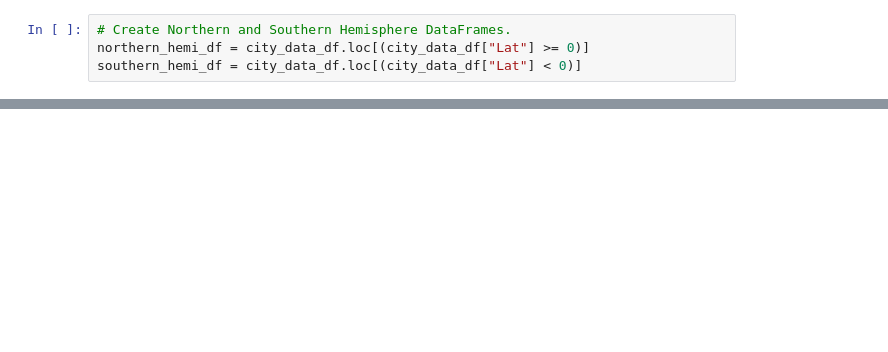
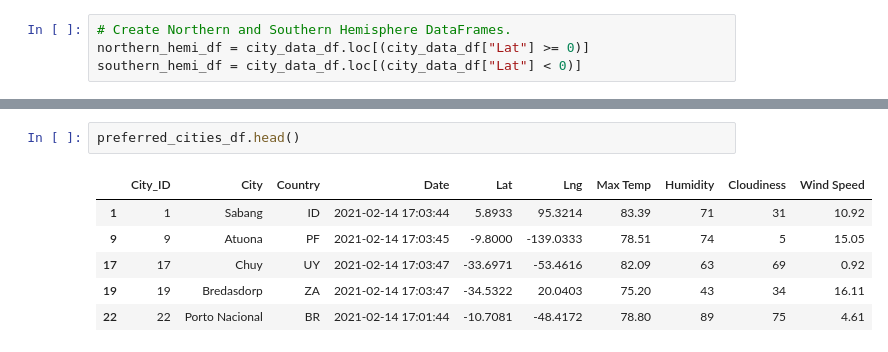
Before and after one commit to andeevosters/World_Weather_Analysis, a Jupyter notebook: WeatherPy.ipynb, the cells around one changed output, grey strips where cells are left out. Cells and saved outputs as stored; diff of their text form; blank space fills up the shorter version.

```diff
--- a/WeatherPy.ipynb
+++ b/WeatherPy.ipynb
@@ -392,0 +507,9 @@ plot_linear_regression(x_values, y_values,
+# %%
+preferred_cities_df.head()
+# %% [output]
+|  | City_ID | City | Country | Date | Lat | Lng | Max Temp | Humidity | Cloudiness | Wind Speed |
+| 1 | 1 | Sabang | ID | 2021-02-14 17:03:44 | 5.8933 | 95.3214 | 83.39 | 71 | 31 | 10.92 |
+| 9 | 9 | Atuona | PF | 2021-02-14 17:03:45 | -9.8000 | -139.0333 | 78.51 | 74 | 5 | 15.05 |
+| 17 | 17 | Chuy | UY | 2021-02-14 17:03:47 | -33.6971 | -53.4616 | 82.09 | 63 | 69 | 0.92 |
+| 19 | 19 | Bredasdorp | ZA | 2021-02-14 17:03:47 | -34.5322 | 20.0403 | 75.20 | 43 | 34 | 16.11 |
+| 22 | 22 | Porto Nacional | BR | 2021-02-14 17:01:44 | -10.7081 | -48.4172 | 78.80 | 89 | 75 | 4.61 |
```
Also changed, not shown: parts of 32 cells of this notebook, 6 other files.
